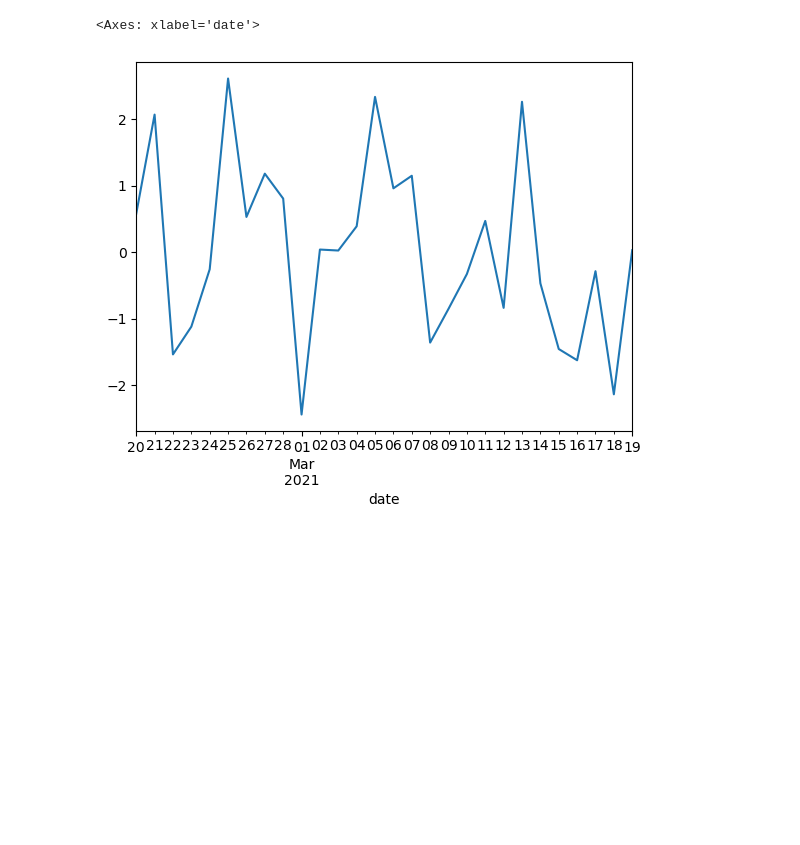
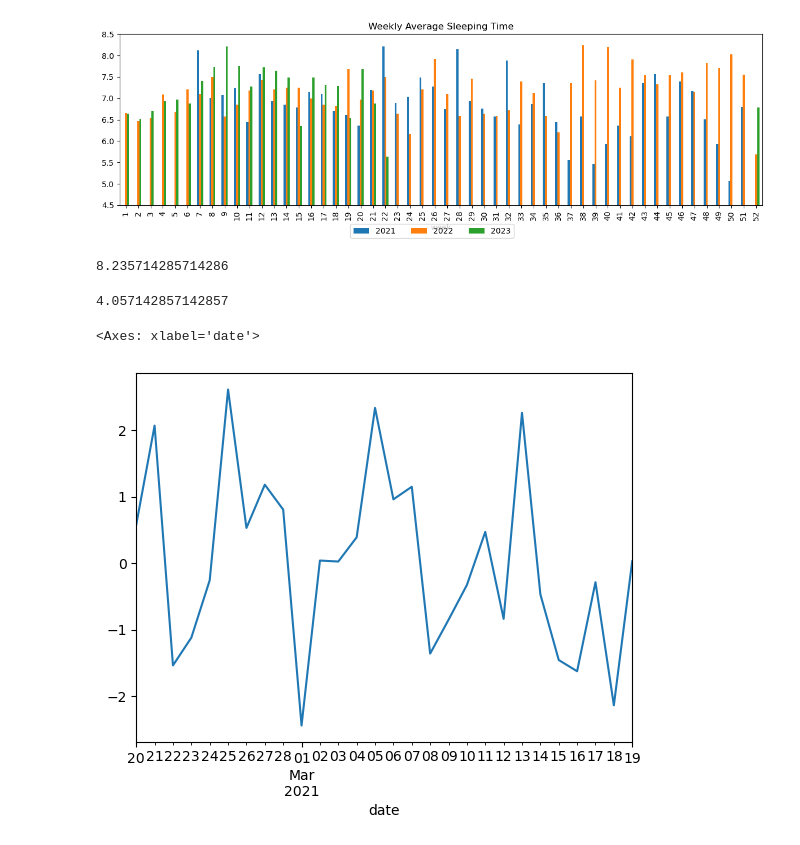
Before and after one commit to zqTheDesigner/productivity-analytics, a Jupyter notebook: notebooks/sleep_time_analytics.ipynb, the cells around one changed output. Drawn from its saved outputs; the diff is of its cells as text; code cells hidden in the pictures; blank space fills up the shorter version.

```diff
--- a/notebooks/sleep_time_analytics.ipynb
+++ b/notebooks/sleep_time_analytics.ipynb
@@ -22,3 +118,34 @@ sleep.describe()
+# %%
+fig, ax = plt.subplots(figsize=(12,4))
+
+# ax.bar(sleep_21['dayofyear'], sleep_21['total_sleep_hours'], label='2021')
+# ax.bar(sleep_22['dayofyear'], sleep_22['total_sleep_hours'], label='2022')
+# ax.bar(sleep_23['dayofyear'], sleep_23['total_sleep_hours'], label='2023')
+
+
+
+sleep['total_sleep_hours'].plot(kind='bar',ax=ax, legend=False)
+
+# months = ['Jan', 'Feb', 'Mar', 'Apr', 'May', 'Jun', 'Jul', 'Aug', 'Sep', 'Oct', 'Nov', 'Dec', 'Jan']
+
+
+fig.legend(loc='lower center', ncol=3)
+ax.set_ylim([4.5, 8.5])
+
+ax.set_title('Weekly Average Sleeping Time')
+
+fig.tight_layout()
+plt.show()
+# %% [output]
+[figure, added]
+# %%
+sleep.max().max() * 1.2
+# %% [output]
+8.235714285714286
+# %%
+sleep.min().min() * 0.8
+# %% [output]
+4.057142857142857
 # %%
 res = MSTL(sleep, periods=(28, 126), iterate=5).fit()
 # %%
```
Also changed, not shown: parts of 14 cells of this notebook, 3 other files.
